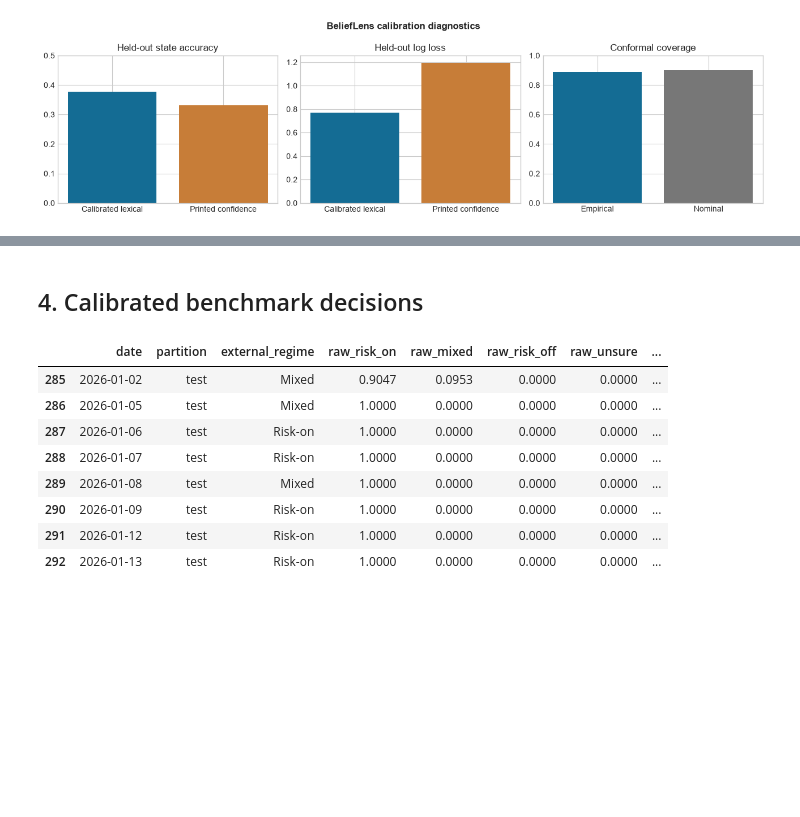
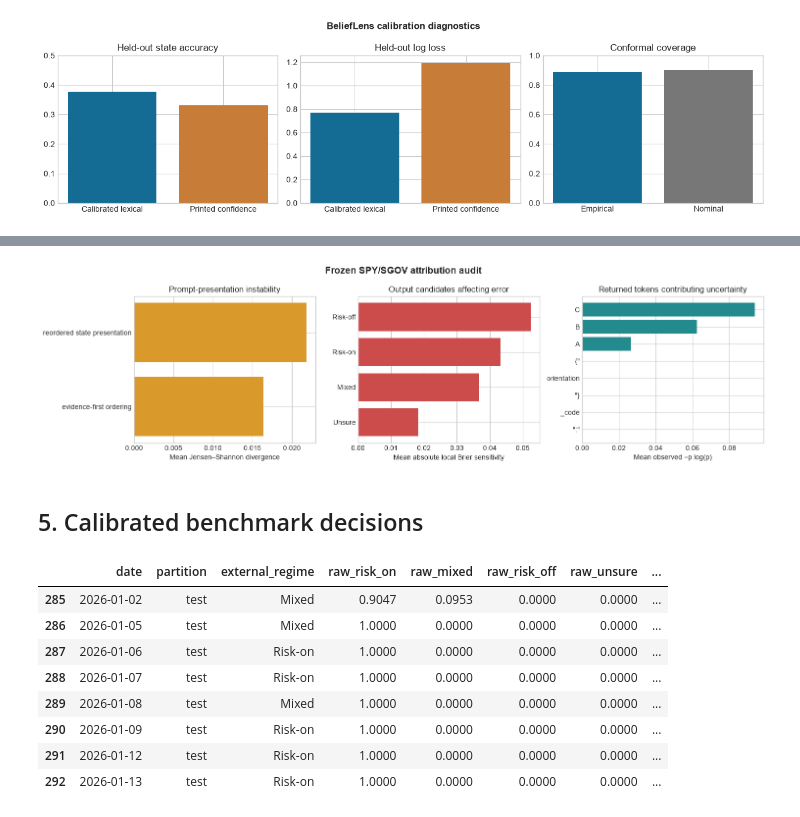
Before and after one commit to mfrdixon/BeliefLens-RSS-Reproducibility, a Jupyter notebook: examples/notebooks/finance/SPY_SGOV_public_reproduction.ipynb, the cells around one changed output, grey strips where cells are left out. Cells and saved outputs as stored; diff of their text form; code cells hidden in the pictures; blank space fills up the shorter version.

Commit message:
Add frozen token attribution analysis

```diff
--- a/examples/notebooks/finance/SPY_SGOV_public_reproduction.ipynb
+++ b/examples/notebooks/finance/SPY_SGOV_public_reproduction.ipynb
@@ -142,5 +211,36 @@ fig.suptitle('BeliefLens calibration diagnostics', fontweight='bold'); fig.tight
+# %%
+import matplotlib.pyplot as plt
+
+def visualize_attributions(attribution, *, title='BeliefLens uncertainty attribution'):
+    prompt = pd.DataFrame(attribution['rankings']['prompt_spans']).head(8)
+    output = pd.DataFrame(attribution['rankings']['output_candidates']).head(8)
+    topk = pd.DataFrame(attribution['rankings']['top_k_tokens']).head(8)
+    fig, axes = plt.subplots(1, 3, figsize=(15, 4.2))
+
+    if len(prompt):
+        axes[0].barh(prompt['text'][::-1], prompt['mean_js_instability'][::-1], color='#d99a2b')
+    axes[0].set_title('Prompt-presentation instability')
+    axes[0].set_xlabel('Mean Jensen–Shannon divergence')
+
+    if len(output):
+        axes[1].barh(output['candidate'][::-1], output['mean_absolute_local_brier_sensitivity'][::-1], color='#cc4c4c')
+    axes[1].set_title('Output candidates affecting error')
+    axes[1].set_xlabel('Mean absolute local Brier sensitivity')
+
+    if len(topk):
+        axes[2].barh(topk['token'][::-1], topk['mean_entropy_contribution'][::-1], color='#238a8d')
+    axes[2].set_title('Returned tokens contributing uncertainty')
+    axes[2].set_xlabel('Mean observed −p log(p)')
+
+    fig.suptitle(title, fontsize=14, fontweight='bold')
+    fig.tight_layout()
+    return fig, axes
+
+visualize_attributions(attribution, title='Frozen SPY/SGOV attribution audit');
+# %% [output]
+[figure, added]
 # %% [markdown]
-## 4. Calibrated benchmark decisions
+## 5. Calibrated benchmark decisions
 # %%
 rows = pd.read_csv(BUNDLE/'row_level_measurements.csv')
 rows['SPY_weight'] = rows['calibrated_risk_on'] + 0.5 * rows['calibrated_mixed']
```
Also changed, not shown: parts of 6 cells of this notebook, 4 other files.
